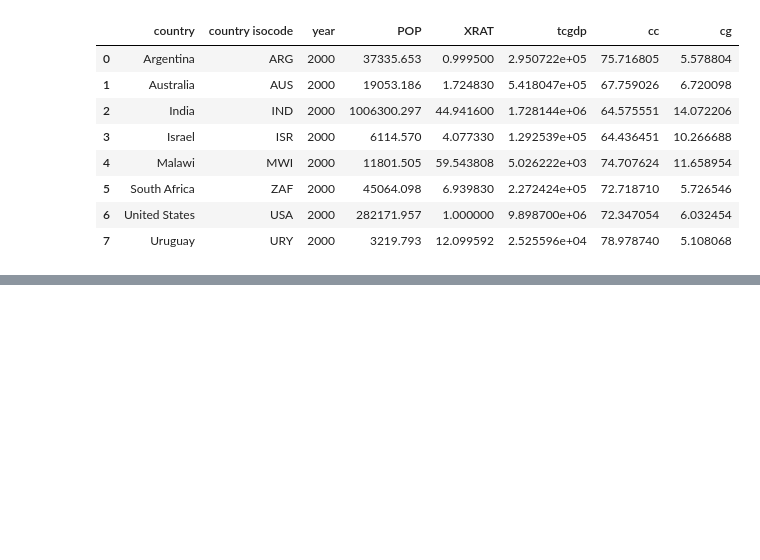
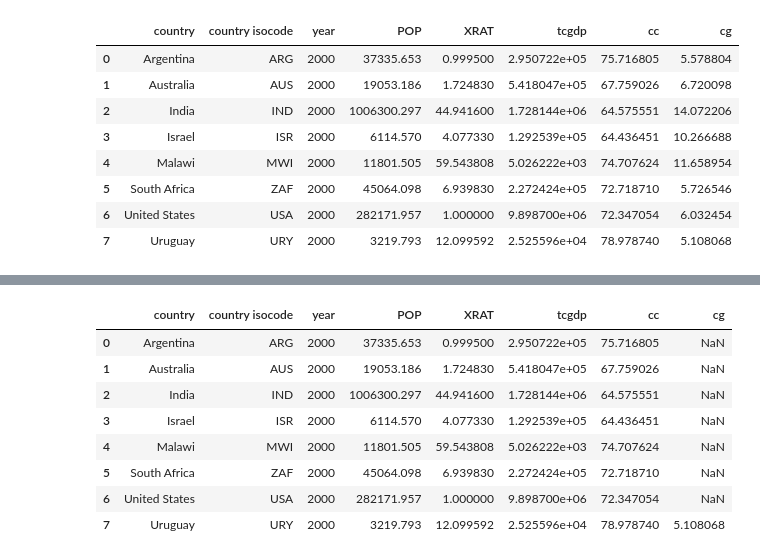
Before and after one commit to rabobahago/Python_ML_Data_Science, a Jupyter notebook: data_analyst/pandas/main.ipynb, the cells around one changed output, grey strips where cells are left out. Drawn from its saved outputs; the diff is of its cells as text; code cells hidden in the pictures; blank space fills up the shorter version.

```diff
--- a/data_analyst/pandas/main.ipynb
+++ b/data_analyst/pandas/main.ipynb
@@ -210,0 +244,13 @@ df.query("country in ['Argentina', 'Australia', 'india', 'Israel']")
+# %%
+df.loc[df.cg == max(df.cg), 'cg'] = np.nan
+df
+# %% [output]
+|  | country | country isocode | year | POP | XRAT | tcgdp | cc | cg |
+| 0 | Argentina | ARG | 2000 | 37335.653 | 0.999500 | 2.950722e+05 | 75.716805 | NaN |
+| 1 | Australia | AUS | 2000 | 19053.186 | 1.724830 | 5.418047e+05 | 67.759026 | NaN |
+| 2 | India | IND | 2000 | 1006300.297 | 44.941600 | 1.728144e+06 | 64.575551 | NaN |
+| 3 | Israel | ISR | 2000 | 6114.570 | 4.077330 | 1.292539e+05 | 64.436451 | NaN |
+| 4 | Malawi | MWI | 2000 | 11801.505 | 59.543808 | 5.026222e+03 | 74.707624 | NaN |
+| 5 | South Africa | ZAF | 2000 | 45064.098 | 6.939830 | 2.272424e+05 | 72.718710 | NaN |
+| 6 | United States | USA | 2000 | 282171.957 | 1.000000 | 9.898700e+06 | 72.347054 | NaN |
+| 7 | Uruguay | URY | 2000 | 3219.793 | 12.099592 | 2.525596e+04 | 78.978740 | 5.108068 |
```
Also changed, not shown: parts of 5 cells of this notebook.
